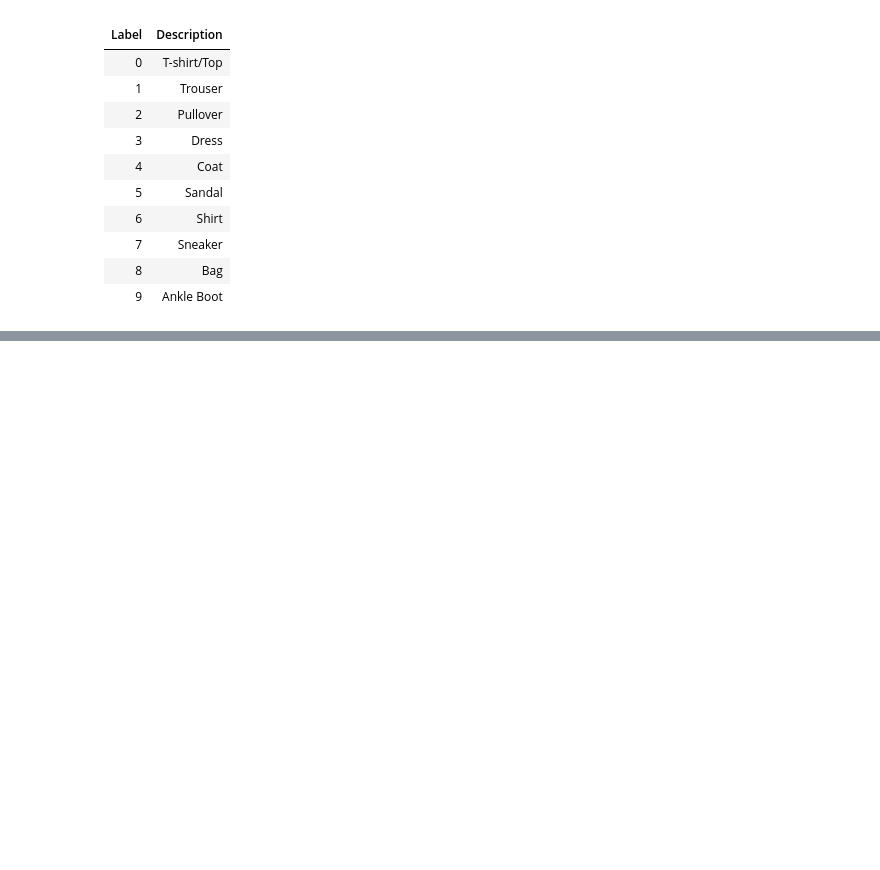
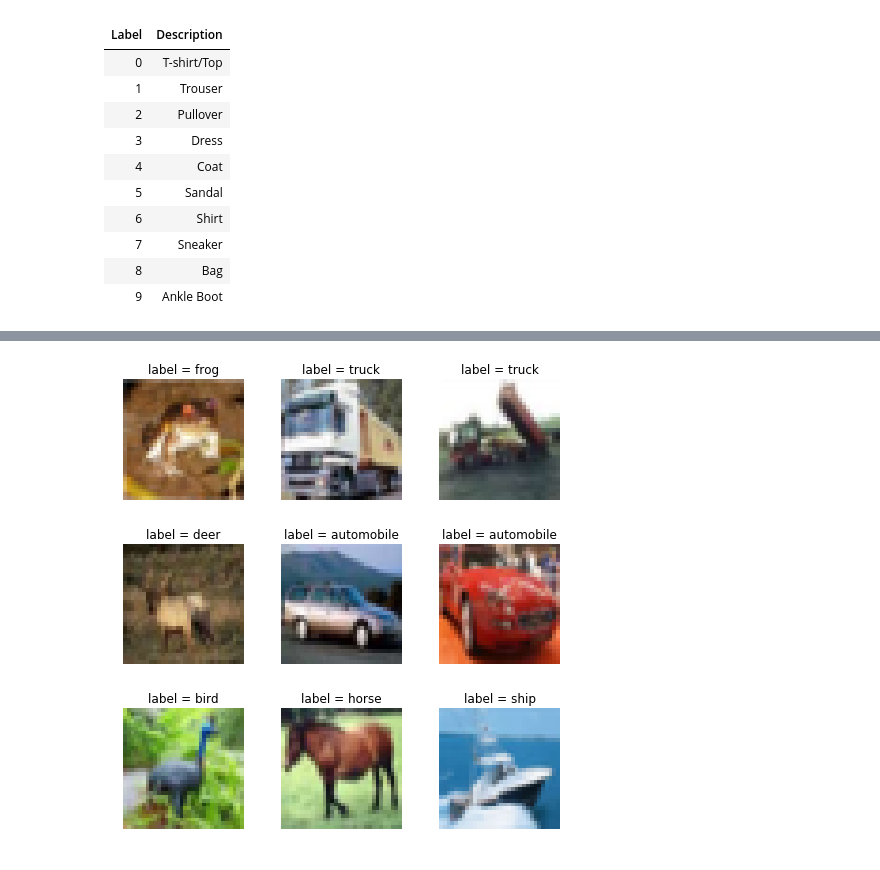
Before and after one commit to hgdangkhoi/Image-Classification-with-Fashion-MNIST-and-CIFAR-10, a Jupyter notebook: Image Classification with Fashion-MNIST and CIFAR-10.ipynb, the cells around one changed output, grey strips where cells are left out. Saved outputs shown, nothing was run; the diff lists cells and outputs as text; code cells hidden in the pictures; blank space fills up the shorter version.

```diff
--- a/Image Classification with Fashion-MNIST and CIFAR-10.ipynb
+++ b/Image Classification with Fashion-MNIST and CIFAR-10.ipynb
@@ -157,0 +194,13 @@ fig.tight_layout()
+# %%
+# Normalize the data
+x_train = x_train.astype('float32')
+x_test = x_test.astype('float32')
+x_train /= 255
+x_test /= 255
+# %%
+# One hot encode the outcome
+num_classes = 10
+
+# Converts a class vector (integers) to binary class matrix.   One-hot encoding!  Use with categorical_crossentropy.
+y_train = keras.utils.to_categorical(y_train, num_classes)
+y_test = keras.utils.to_categorical(y_test, num_classes)
@@ -157,0 +291,15 @@ fig.tight_layout()
+# %%
+ROW = 3
+COLUMN = 3
+plt.figure(figsize=(7, 7))
+for i in range(ROW * COLUMN):
+    image = x_train[i]
+    plt.subplot(ROW, COLUMN, i+1)
+    plt.imshow(image, interpolation='nearest')
+    plt.title('label = {}'.format(labelNames[y_train[i][0]]))
+    plt.axis('off')
+    plt.tight_layout()
+
+plt.show()
+# %% [output]
+[figure, added]
```
Also changed, not shown: parts of 19 cells of this notebook.
